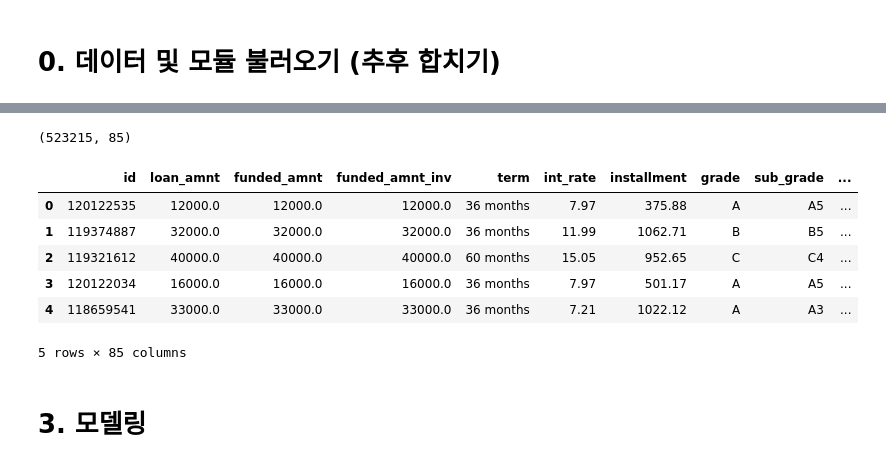
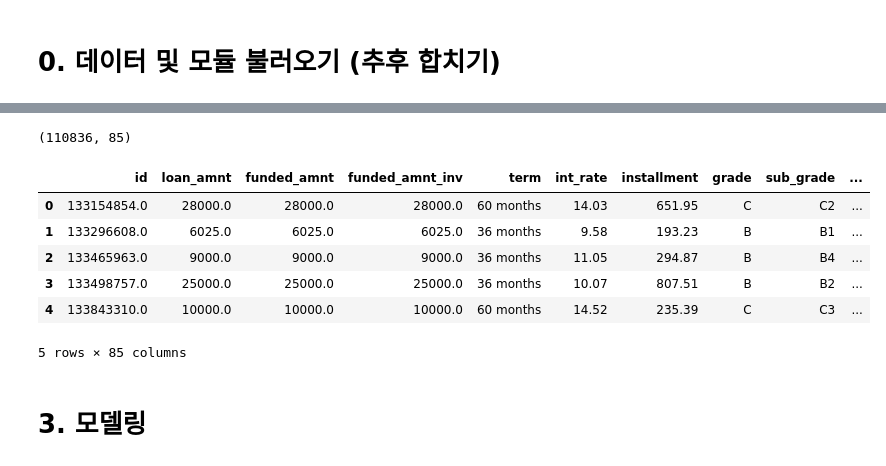
Before and after one commit to seokhee516/Default-Forecasting, a Jupyter notebook: 모델링.ipynb, the cells around one changed output, grey strips where cells are left out. Saved outputs shown, nothing was run; the diff lists cells and outputs as text; code cells hidden in the pictures.

```diff
--- a/모델링.ipynb
+++ b/모델링.ipynb
@@ -46,16 +32,21 @@ warnings.filterwarnings(action='ignore')
 import seaborn as sns
 import matplotlib.pyplot as plt
 %matplotlib inline
-# %%
-df = pd.read_csv('lending_club_data_preprocessed.csv').iloc[:,1:]
-print(df.shape)
-df.head()
-# %% [output]
-(523215, 85)
-|  | id | loan_amnt | funded_amnt | funded_amnt_inv | term | int_rate | installment | grade | sub_grade | ... |
-| 0 | 120122535 | 12000.0 | 12000.0 | 12000.0 | 36 months | 7.97 | 375.88 | A | A5 | ... |
-| 1 | 119374887 | 32000.0 | 32000.0 | 32000.0 | 36 months | 11.99 | 1062.71 | B | B5 | ... |
-| 2 | 119321612 | 40000.0 | 40000.0 | 40000.0 | 60 months | 15.05 | 952.65 | C | C4 | ... |
-| 3 | 120122034 | 16000.0 | 16000.0 | 16000.0 | 36 months | 7.97 | 501.17 | A | A5 | ... |
-| 4 | 118659541 | 33000.0 | 33000.0 | 33000.0 | 36 months | 7.21 | 1022.12 | A | A3 | ... |
-5 rows × 85 columns
+# %%
+# 데이터 불러오기
+df = pd.read_csv('Lending_club_data_2018-2020Q3_preprocessed.csv').iloc[:-1,1:]
+# Default == 1, Paid == 0
+df.loc[df['loan_payment']=='Default', 'loan_payment'] = 1
+df.loc[df['loan_payment']=='Paid', 'loan_payment'] = 0
+
+print(df.shape)
+df.head()
+# %% [output]
+(110836, 85)
+|  | id | loan_amnt | funded_amnt | funded_amnt_inv | term | int_rate | installment | grade | sub_grade | ... |
+| 0 | 133154854.0 | 28000.0 | 28000.0 | 28000.0 | 60 months | 14.03 | 651.95 | C | C2 | ... |
+| 1 | 133296608.0 | 6025.0 | 6025.0 | 6025.0 | 36 months | 9.58 | 193.23 | B | B1 | ... |
+| 2 | 133465963.0 | 9000.0 | 9000.0 | 9000.0 | 36 months | 11.05 | 294.87 | B | B4 | ... |
+| 3 | 133498757.0 | 25000.0 | 25000.0 | 25000.0 | 36 months | 10.07 | 807.51 | B | B2 | ... |
+| 4 | 133843310.0 | 10000.0 | 10000.0 | 10000.0 | 60 months | 14.52 | 235.39 | C | C3 | ... |
+5 rows × 85 columns
```
Also changed, not shown: parts of 37 cells of this notebook.
